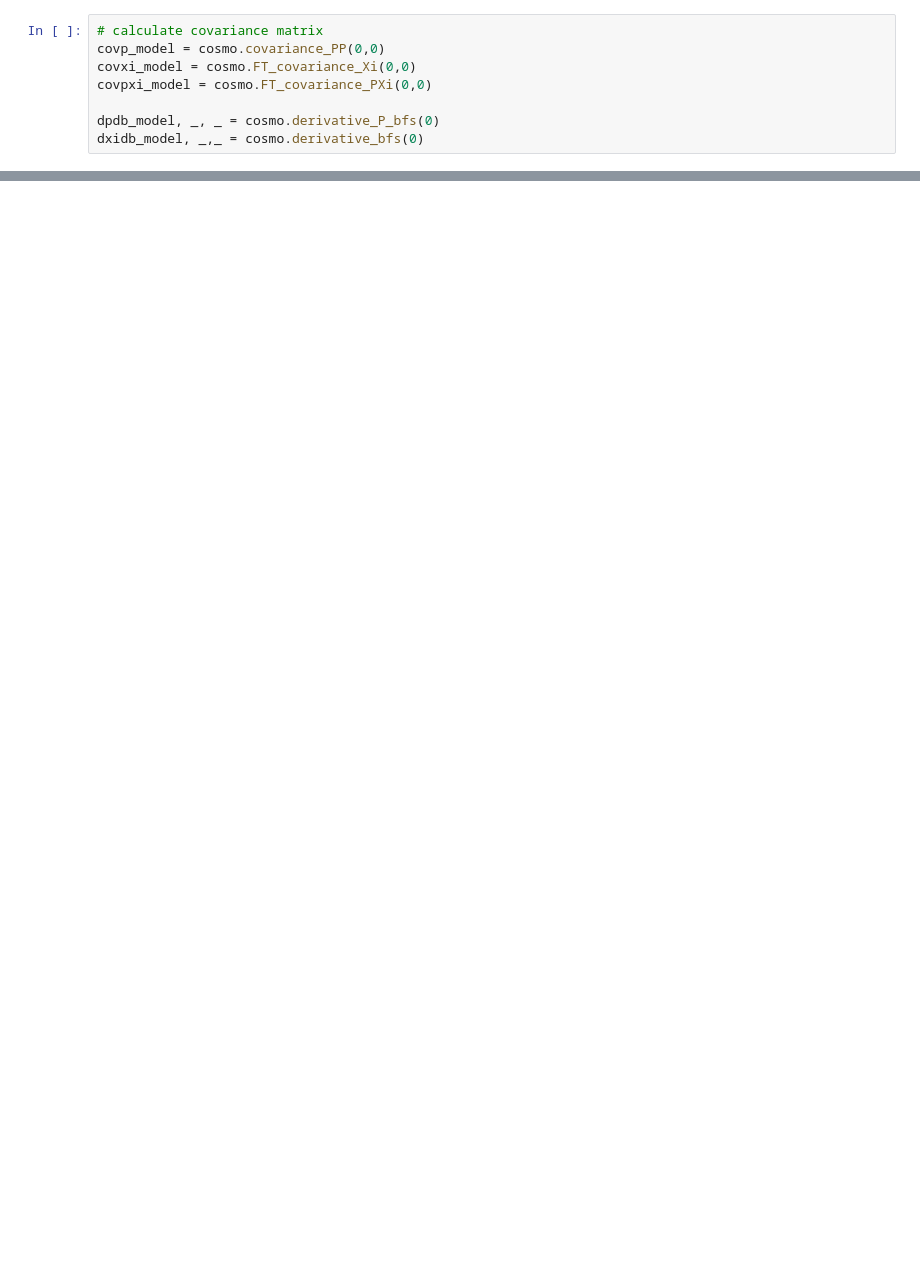
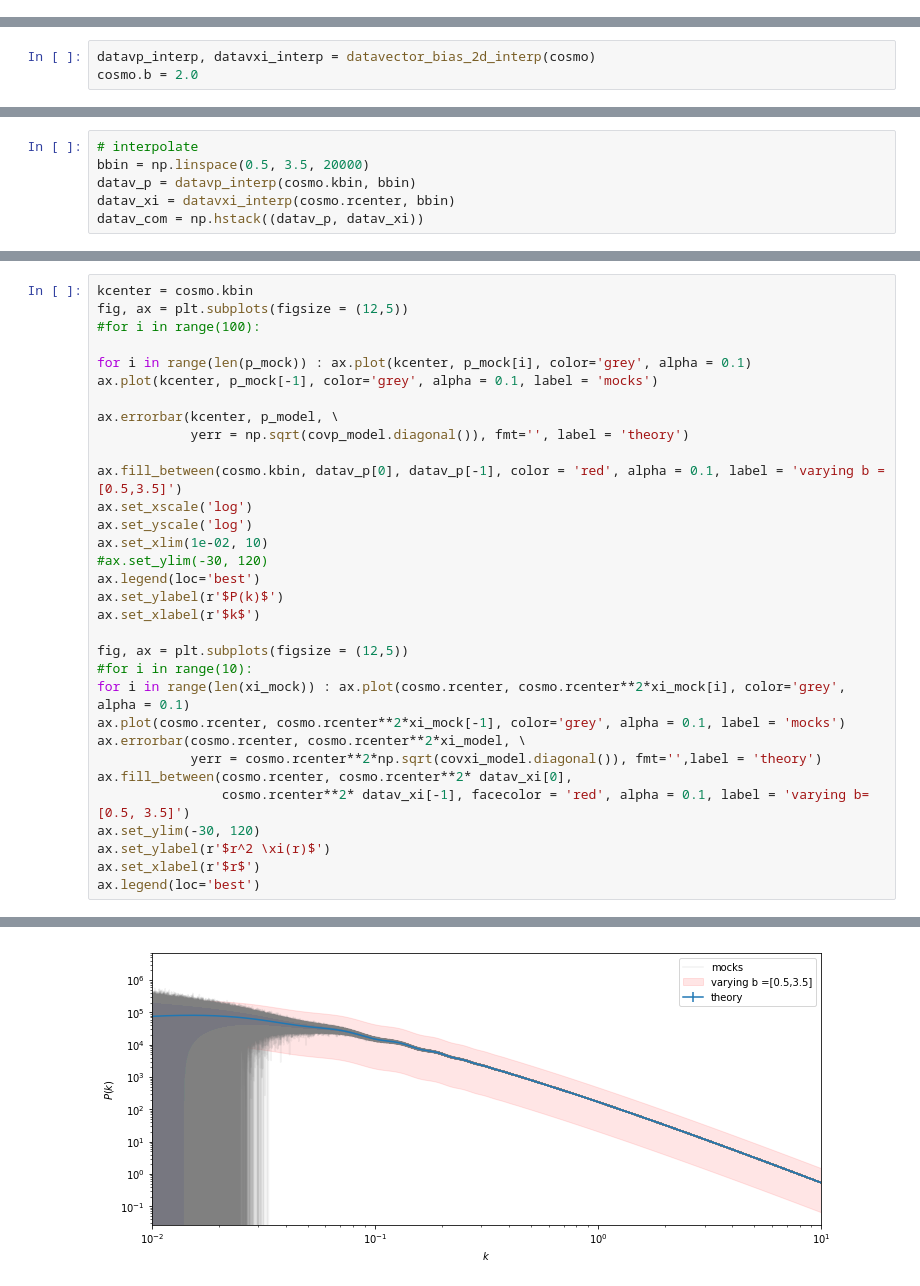
Before and after one commit to sujeong-lee/SNR, a Jupyter notebook: notebook/Mock cross covariance-2.ipynb, the cells around one changed output, grey strips where cells are left out. Drawn from its saved outputs; the diff is of its cells as text; blank space fills up the shorter version.

Commit message:
add notebook, removed kcenter_y, avgBessel -> avgBessel/V, mock_test.y created

```diff
--- a/notebook/Mock cross covariance-2.ipynb
+++ b/notebook/Mock cross covariance-2.ipynb
@@ -522,8 +74,0 @@ class class_covariance
-# %%
-# calculate covariance matrix
-covp_model = cosmo.covariance_PP(0,0)
-covxi_model = cosmo.FT_covariance_Xi(0,0)
-covpxi_model = cosmo.FT_covariance_PXi(0,0)
-
-dpdb_model, _, _ = cosmo.derivative_P_bfs(0)
-dxidb_model, _,_ = cosmo.derivative_bfs(0)
@@ -874,0 +79,3 @@ im = ax.imshow(np.log10( covtot ) )
+# %%
+datavp_interp, datavxi_interp = datavector_bias_2d_interp(cosmo)
+cosmo.b = 2.0
@@ -874,0 +85,6 @@ im = ax.imshow(np.log10( covtot ) )
+# %%
+# interpolate
+bbin = np.linspace(0.5, 3.5, 20000)
+datav_p = datavp_interp(cosmo.kbin, bbin)
+datav_xi = datavxi_interp(cosmo.rcenter, bbin)
+datav_com = np.hstack((datav_p, datav_xi))
@@ -874,0 +93,33 @@ im = ax.imshow(np.log10( covtot ) )
+# %%
+kcenter = cosmo.kbin
+fig, ax = plt.subplots(figsize = (12,5))
+#for i in range(100):
+
+for i in range(len(p_mock)) : ax.plot(kcenter, p_mock[i], color='grey', alpha = 0.1)
+ax.plot(kcenter, p_mock[-1], color='grey', alpha = 0.1, label = 'mocks')
+
+ax.errorbar(kcenter, p_model, \
+            yerr = np.sqrt(covp_model.diagonal()), fmt='', label = 'theory')
+
+ax.fill_between(cosmo.kbin, datav_p[0], datav_p[-1], color = 'red', alpha = 0.1, label = 'varying b =[0.5,3.5]')
+ax.set_xscale('log')
+ax.set_yscale('log')
+ax.set_xlim(1e-02, 10)
+#ax.set_ylim(-30, 120)
+ax.legend(loc='best')
+ax.set_ylabel(r'$P(k)$')
+ax.set_xlabel(r'$k$')
+
+fig, ax = plt.subplots(figsize = (12,5))
+#for i in range(10):
+for i in range(len(xi_mock)) : ax.plot(cosmo.rcenter, cosmo.rcenter**2*xi_mock[i], color='grey', alpha = 0.1)
+ax.plot(cosmo.rcenter, cosmo.rcenter**2*xi_mock[-1], color='grey', alpha = 0.1, label = 'mocks')
+ax.errorbar(cosmo.rcenter, cosmo.rcenter**2*xi_model, \
+            yerr = cosmo.rcenter**2*np.sqrt(covxi_model.diagonal()), fmt='',label = 'theory')
+ax.fill_between(cosmo.rcenter, cosmo.rcenter**2* datav_xi[0],
+                cosmo.rcenter**2* datav_xi[-1], facecolor = 'red', alpha = 0.1, label = 'varying b=[0.5, 3.5]')
+ax.set_ylim(-30, 120)
+ax.set_ylabel(r'$r^2 \xi(r)$')
+ax.set_xlabel(r'$r$')
+ax.legend(loc='best')
+# %% [output]
@@ -874,0 +127 @@ im = ax.imshow(np.log10( covtot ) )
+[figure, added]
```
Also changed, not shown: parts of 84 cells of this notebook, 2 other files.
